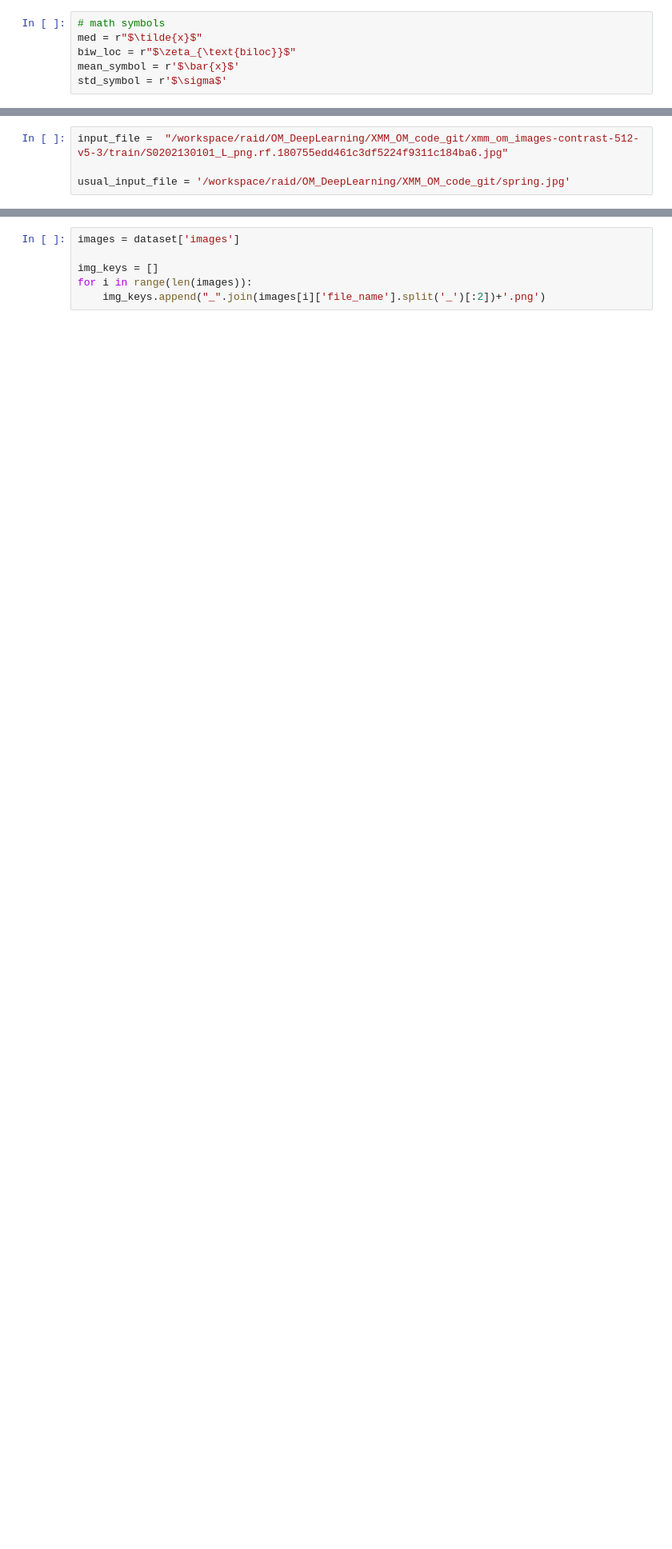
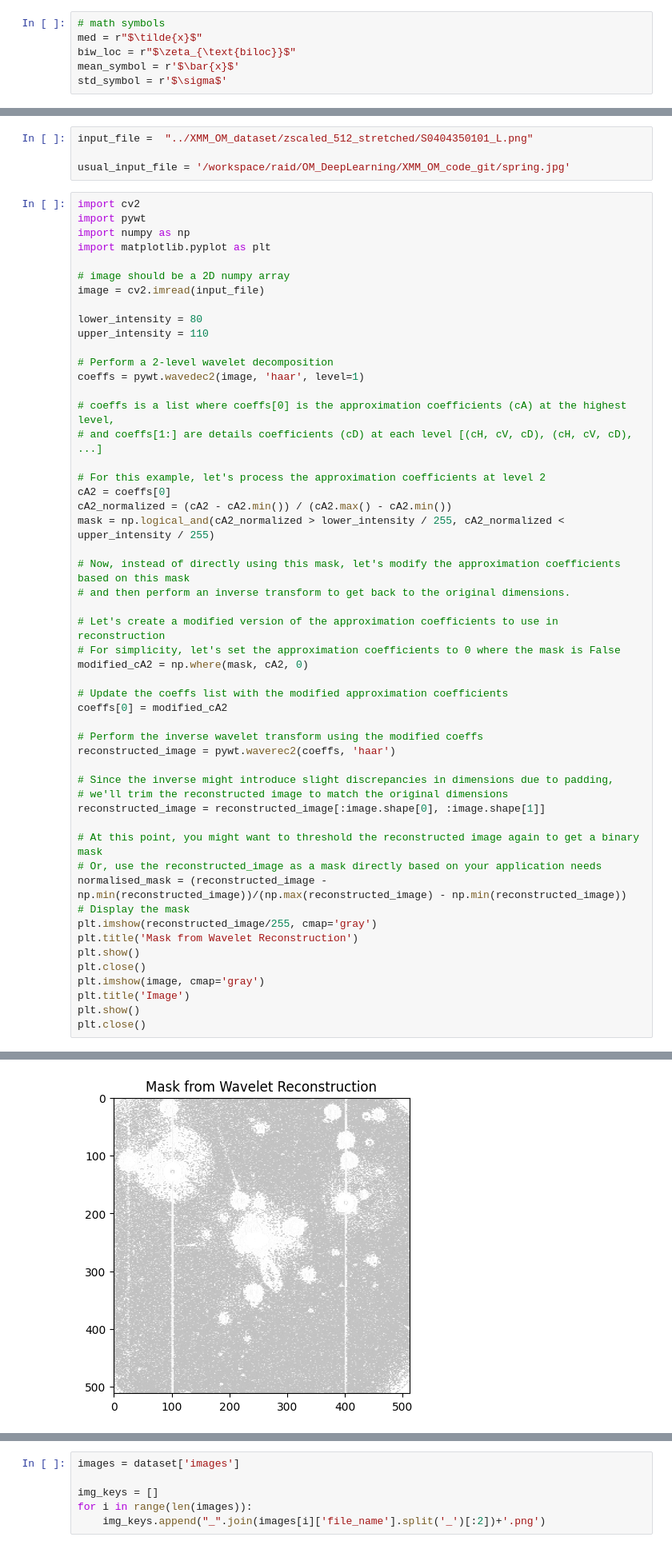
Before and after one commit to ESA-Datalabs/XAMI-model, a Jupyter notebook: _04_OM_images_astronomy.ipynb, the cells around one changed output, grey strips where cells are left out. Shown at 80% size. Drawn from its saved outputs; the diff is of its cells as text; blank space fills up the shorter version.

```diff
--- a/_04_OM_images_astronomy.ipynb
+++ b/_04_OM_images_astronomy.ipynb
@@ -14,4 +12,57 @@ from astronomy_utils import *
 # %%
-input_file =  "/workspace/raid/OM_DeepLearning/XMM_OM_code_git/xmm_om_images-contrast-512-v5-3/train/S0202130101_L_png.rf.180755edd461c3df5224f9311c184ba6.jpg"
+input_file =  "../XMM_OM_dataset/zscaled_512_stretched/S0404350101_L.png"
 
 usual_input_file = '/workspace/raid/OM_DeepLearning/XMM_OM_code_git/spring.jpg'
+# %%
+import cv2
+import pywt
+import numpy as np
+import matplotlib.pyplot as plt
+
+# image should be a 2D numpy array
+image = cv2.imread(input_file)
+
+lower_intensity = 80
+upper_intensity = 110
+
+# Perform a 2-level wavelet decomposition
+coeffs = pywt.wavedec2(image, 'haar', level=1)
+
+# coeffs is a list where coeffs[0] is the approximation coefficients (cA) at the highest level,
+# and coeffs[1:] are details coefficients (cD) at each level [(cH, cV, cD), (cH, cV, cD), ...]
+
+# For this example, let's process the approximation coefficients at level 2
+cA2 = coeffs[0]
+cA2_normalized = (cA2 - cA2.min()) / (cA2.max() - cA2.min())
+mask = np.logical_and(cA2_normalized > lower_intensity / 255, cA2_normalized < upper_intensity / 255)
+
+# Now, instead of directly using this mask, let's modify the approximation coefficients based on this mask
+# and then perform an inverse transform to get back to the original dimensions.
+
+# Let's create a modified version of the approximation coefficients to use in reconstruction
+# For simplicity, let's set the approximation coefficients to 0 where the mask is False
+modified_cA2 = np.where(mask, cA2, 0)
+
+# Update the coeffs list with the modified approximation coefficients
+coeffs[0] = modified_cA2
+
+# Perform the inverse wavelet transform using the modified coeffs
+reconstructed_image = pywt.waverec2(coeffs, 'haar')
+
+# Since the inverse might introduce slight discrepancies in dimensions due to padding,
+# we'll trim the reconstructed image to match the original dimensions
+reconstructed_image = reconstructed_image[:image.shape[0], :image.shape[1]]
+
+# At this point, you might want to threshold the reconstructed image again to get a binary mask
+# Or, use the reconstructed_image as a mask directly based on your application needs
+normalised_mask = (reconstructed_image - np.min(reconstructed_image))/(np.max(reconstructed_image) - np.min(reconstructed_image))
+# Display the mask
+plt.imshow(reconstructed_image/255, cmap='gray')
+plt.title('Mask from Wavelet Reconstruction')
+plt.show()
+plt.close()
+plt.imshow(image, cmap='gray')
+plt.title('Image')
+plt.show()
+plt.close()
+# %% [output]
@@ -17,0 +70 @@ usual_input_file = '/workspace/raid/OM_DeepLearning/XMM_OM_code_git/spring.jpg'
+[figure, added]
```
Also changed, not shown: parts of 19 cells of this notebook, 2 other files.
